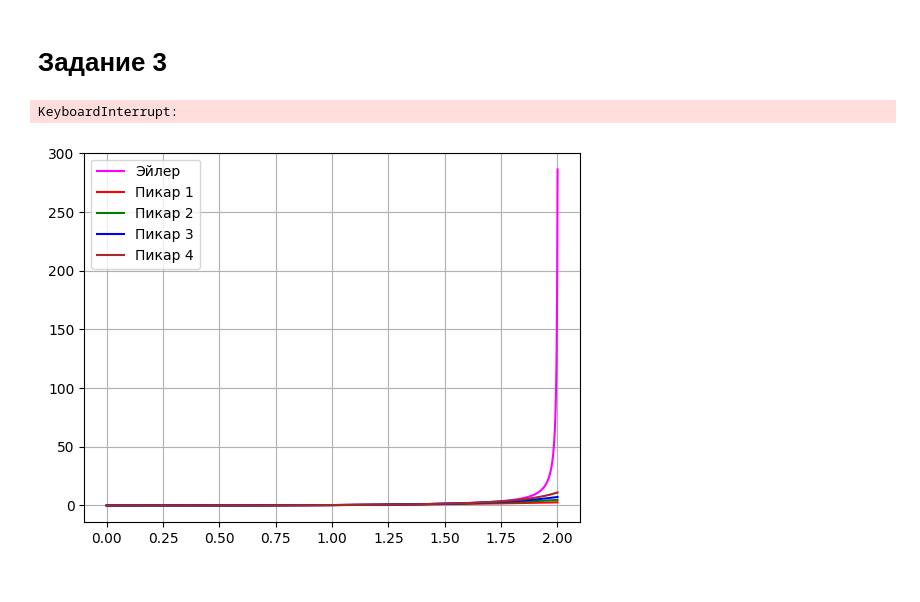
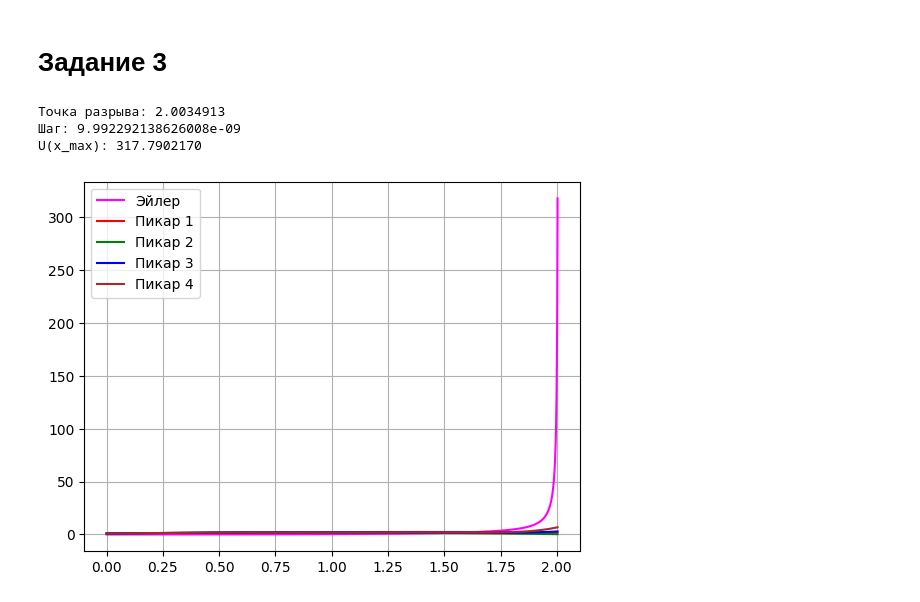
Before and after one commit to mshsvnv/Modeling, a Jupyter notebook: lab_01/main.ipynb, the cells around one changed output. Saved outputs shown, nothing was run; the diff lists cells and outputs as text; code cells hidden in the pictures.

```diff
--- a/lab_01/main.ipynb
+++ b/lab_01/main.ipynb
@@ -29,7 +29,7 @@ def u1_der3(x):
 def u1_der4(x):
     return  -0.2 * (3 * u1_der1(x) * u1_der2(x) + u1 * u1_der3(x)) - (0.3 * u1_der1(x) + (1 + 0.1 * x) * u1_der2(x))
 # %%
-x_start, x_end = 0, 2
+x_start, x_end = 0, 1
 N = 1000
 
 h = (x_end - x_start) / N
@@ -74,8 +74,7 @@ def y_pic_1(x):
     return 1 + 2 * x - 0.7 * x ** 2 - x ** 3 / 60
 
 def y_pic_2(x):
-    # return 1 + 2 * x - 0.7 * x ** 2 - 0.076 * x ** 3 + 0.0145 * x ** 4 + 0.0007 * x ** 5
-    return 1 + 2 * x - 0.55 * x ** 2 - 0.303 * x ** 3 + 0.0262 * x ** 4 + 0.0036 * x ** 5
+    return 1 + 2 * x - 0.7 * x ** 2 - 0.303 * x ** 3 + 0.0262 * x ** 4 + 0.0036 * x ** 5
 # %%
 plt.grid(True)
 
@@ -172,7 +171,7 @@ def y_pic_4(x):
 x = np.array([0])
 y = np.array([0])
 
-h = 1e-4
+h = 0.02
 
 y_0 = 0
 y_cur = y_0
@@ -180,27 +179,37 @@ y_cur = y_0
 x_0 = 0
 x_cur = x_0
 
-while h > 1e-8:
+n = 0
+
+while 1:
 
     err = np.abs(y_cur - y_0)
 
-    if (err > 1e-3):
-        h /= 2
-    elif (err < 1e-7):
+    if err > 1e-3 and h < 1e-8:
+        break
+
+    if err > 1e-3:
+        h *= 0.02
+    elif err <= 1e-3:
         h *= 2
 
     y_0 = y_cur
     y_cur += h * (x_cur ** 2 + y_cur ** 2)
     x_cur += h
 
-    x = np.append(x, x_cur)
-    y = np.append(y, y_cur)
+    if (n % 10 == 0):
+        x = np.append(x, x_cur)
+        y = np.append(y, y_cur)
+
+    n += 1
 
 x_max = x_cur
 
-print(f"Точка разрыва: {x_max}\nШаг: {h}\nU(x_max): {y_cur}")
+print(f"Точка разрыва: {x_max:.7f}\nШаг: {h}\nU(x_max): {y_cur:.7f}")
 # %% [output]
-KeyboardInterrupt:
+Точка разрыва: 2.0034913
+Шаг: 9.992292138626008e-09
+U(x_max): 317.7902170
 # %%
 table = pt.PrettyTable()
 table.add_column("x", np.round(x, 3))
@@ -212,17 +221,20 @@ table.add_column("Пикар 4", np.round(y_pic_4(x), 3))
 
 # print(table)
 # %%
+x = x[::2]
+y = y[::2]
+
 plt.grid(True)
 
 plt.plot(x, y, color = "magenta", label = "Эйлер")
 
 plt.plot(x, y_pic_1(x), color = "red", label = "Пикар 1")
 plt.plot(x, y_pic_2(x), color = "green", label = "Пикар 2")
 plt.plot(x, y_pic_3(x), color = "blue", label = "Пикар 3")
 plt.plot(x, y_pic_4(x), color = "brown", label = "Пикар 4")
 
 plt.legend()
 
 plt.show()
 # %% [output]
-[figure, old version]
+[figure, new version]
```
Also changed, not shown: parts of 1 cell of this notebook.
